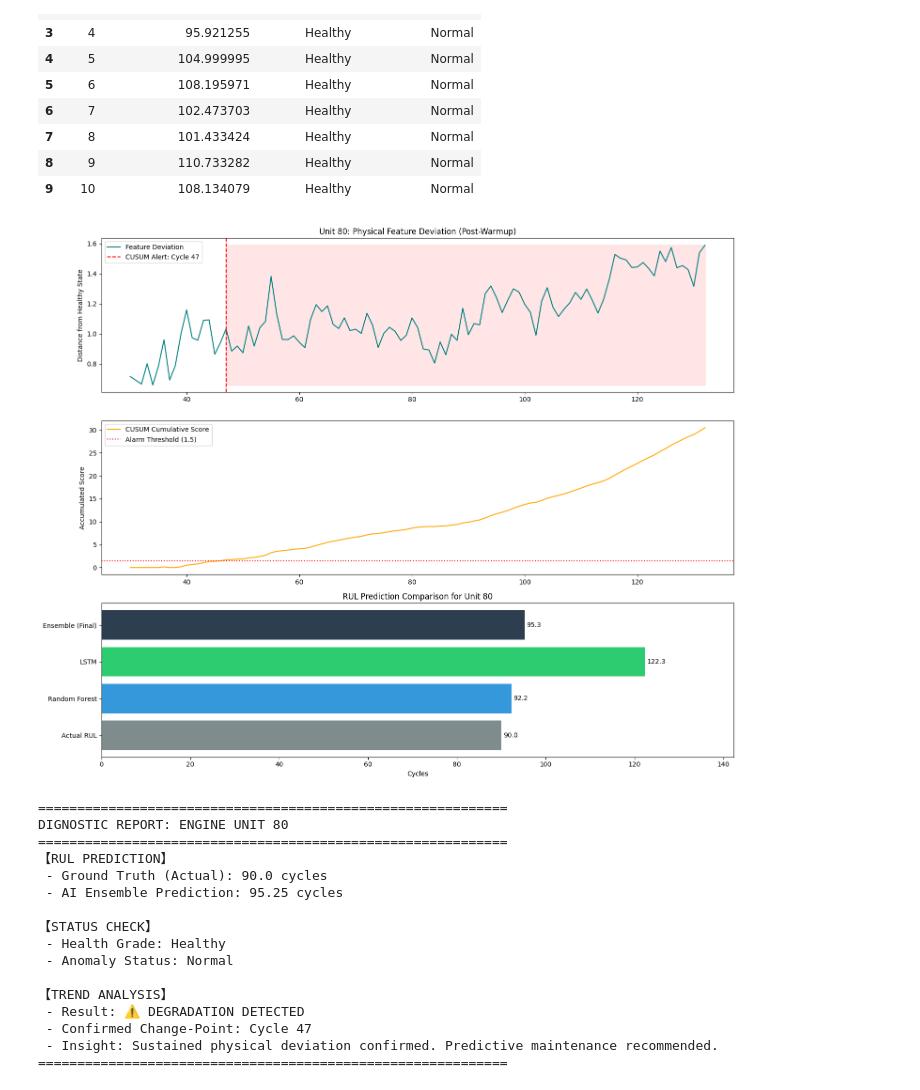
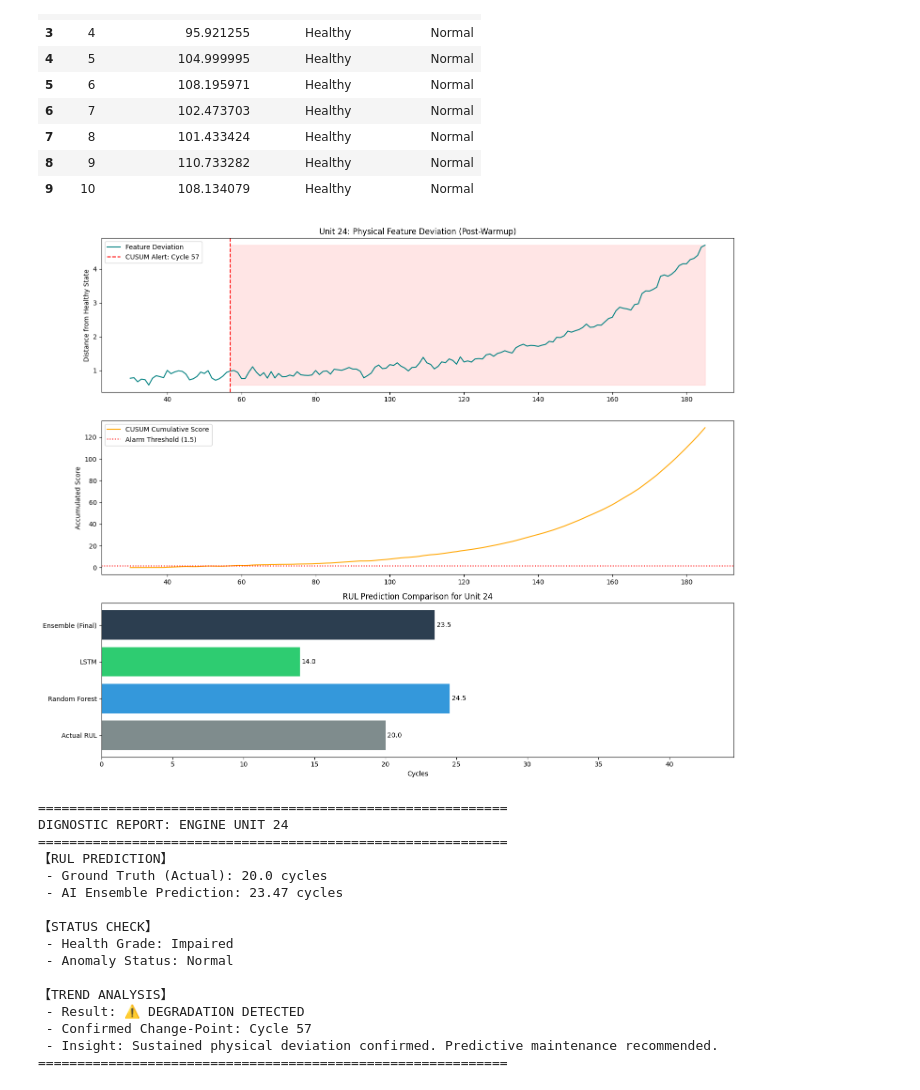
Before and after one commit to SKYTAN-050107/VHack_RUL_Predictions, a Jupyter notebook: src/00_combine_ML_DL_KKWJ.ipynb, the cells around one changed output. Drawn from its saved outputs; the diff is of its cells as text; code cells hidden in the pictures.

```diff
--- a/src/00_combine_ML_DL_KKWJ.ipynb
+++ b/src/00_combine_ML_DL_KKWJ.ipynb
@@ -237,7 +237,7 @@ def detect_cusum(series, target_mean, drift=0.05, threshold=5):
     return pos_sum, change_point
 
 # --- 1. 选择要分析的 Unit ---
-unit_to_plot = 80  # 你可以修改为 14, 79 等
+unit_to_plot = 24  # 你可以修改为 14, 79 等
 warmup_period = 30 # 预热期：跳过开机前 30 个周期的不稳定数据
 
 # 从你定义的 summary_df 中提取该 Unit 的所有预测结果
@@ -300,47 +300,47 @@ if len(unit_ts_data) > warmup_period:
     ax3.set_xlim(0, max(rul_comparison) + 20)
 
     plt.tight_layout()
     plt.show()
 
     # --- 4. 自动生成诊断报告 ---
     print(f"\n" + "="*60)
     print(f"DIGNOSTIC REPORT: ENGINE UNIT {unit_to_plot}")
     print("="*60)
     print(f"【RUL PREDICTION】")
     print(f" - Ground Truth (Actual): {unit_summary['Actual_RUL']} cycles")
     print(f" - AI Ensemble Prediction: {unit_summary['Ensemble_Prediction']:.2f} cycles")
 
     print(f"\n【STATUS CHECK】")
     print(f" - Health Grade: {unit_summary['Health_Label']}")
     print(f" - Anomaly Status: {unit_summary['Anomaly_Status']}")
 
     print(f"\n【TREND ANALYSIS】")
     if cp is not None:
         print(f" - Result: ⚠️ DEGRADATION DETECTED")
         print(f" - Confirmed Change-Point: Cycle {degradation_cycle}")
         print(f" - Insight: Sustained physical deviation confirmed. Predictive maintenance recommended.")
     else:
         print(f" - Result: ✅ STABLE CONDITION")
         print(f" - Insight: No sustained trend of degradation identified beyond normal operational noise.")
     print("="*60)
 
 else:
     print(f"Unit {unit_to_plot} does not have enough data cycles for pre-warmup analysis.")
 # %% [output]
-[figure, old version]
+[figure, new version]
 ============================================================
-DIGNOSTIC REPORT: ENGINE UNIT 80
+DIGNOSTIC REPORT: ENGINE UNIT 24
 ============================================================
 【RUL PREDICTION】
- - Ground Truth (Actual): 90.0 cycles
- - AI Ensemble Prediction: 95.25 cycles
+ - Ground Truth (Actual): 20.0 cycles
+ - AI Ensemble Prediction: 23.47 cycles
 
 【STATUS CHECK】
- - Health Grade: Healthy
+ - Health Grade: Impaired
  - Anomaly Status: Normal
 
 【TREND ANALYSIS】
  - Result: ⚠️ DEGRADATION DETECTED
- - Confirmed Change-Point: Cycle 47
+ - Confirmed Change-Point: Cycle 57
  - Insight: Sustained physical deviation confirmed. Predictive maintenance recommended.
 ============================================================
```
